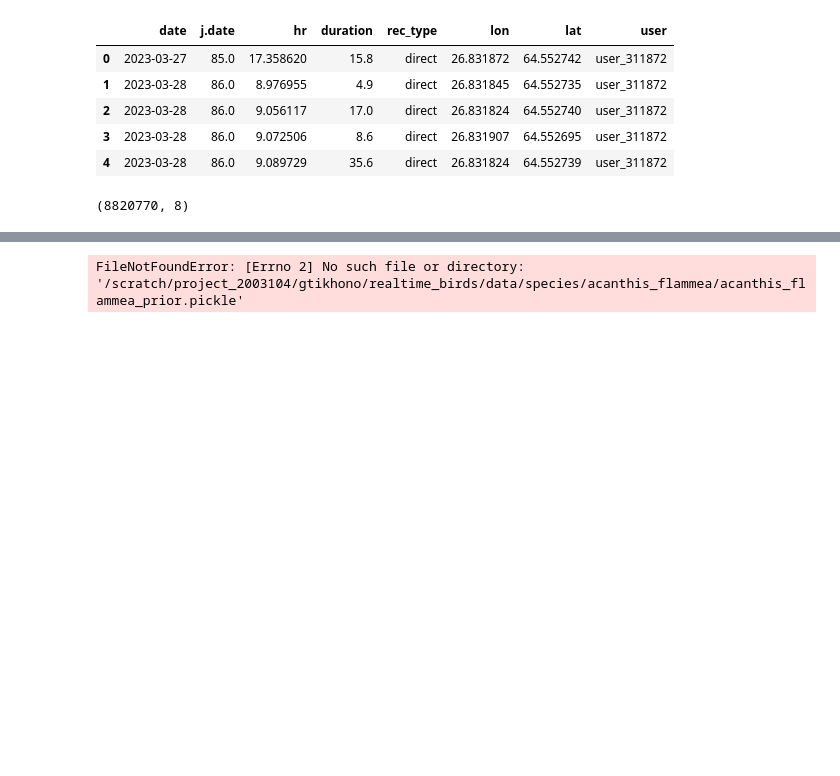
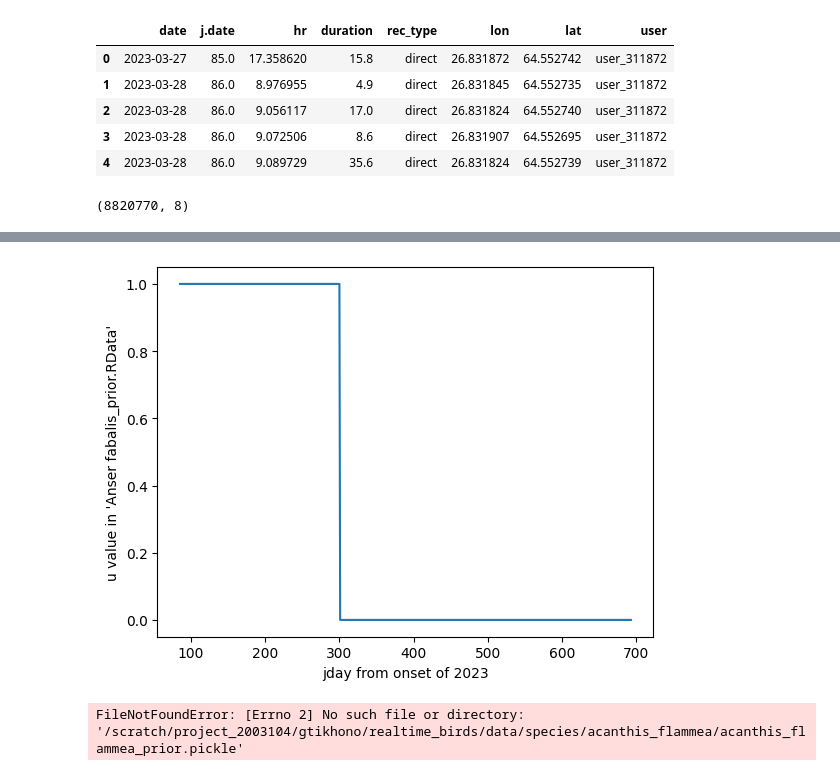
Before and after one commit to szwinter/realtime-birds, a Jupyter notebook: notebooks/explore_real_durations.ipynb, the cells around one changed output, grey strips where cells are left out. Cells and saved outputs as stored; diff of their text form; code cells hidden in the pictures; blank space fills up the shorter version.

```diff
--- a/notebooks/explore_real_durations.ipynb
+++ b/notebooks/explore_real_durations.ipynb
@@ -63,3 +96,15 @@ meta["migration.pars"].head()
+# %%
+sp = "021_anser_fabalis"
+path_sp = os.path.join(path_project, dir_data, "species", sp)
+with open(os.path.join(path_sp, sp+"_prior.pickle"), 'rb') as handle:
+    species = pickle.load(handle)
+# %%
+plt.plot(meta["XData"]["j.date"], species["prior.d.u"])
+plt.xlabel("jday from onset of 2023")
+plt.ylabel("u value in 'Anser fabalis_prior.RData'")
+plt.show()
+# %% [output]
+[figure, added]
 # %%
 with open("/scratch/project_2003104/gtikhono/realtime_birds/data/species/acanthis_flammea/acanthis_flammea_prior.pickle", 'rb') as handle:
     species = pickle.load(handle)
```
Also changed, not shown: parts of 3 cells of this notebook, 3 other files.
